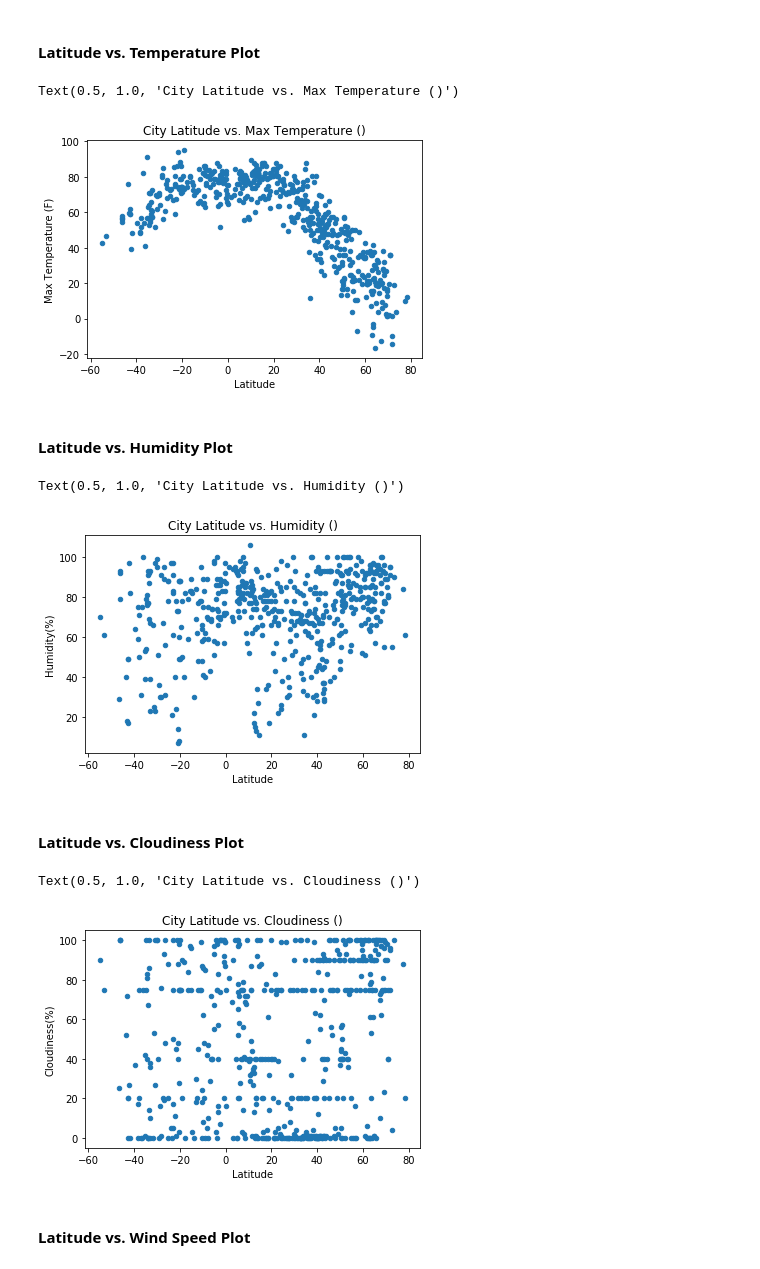
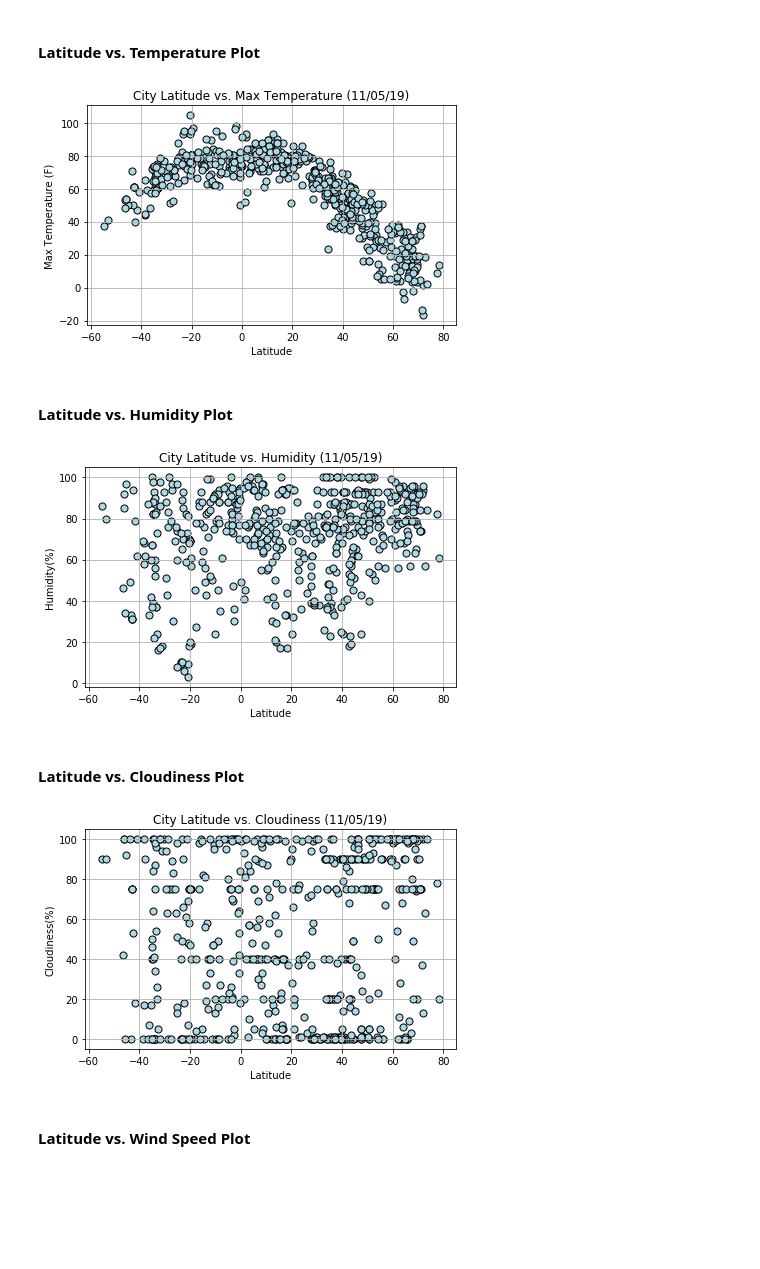
Before and after one commit to chuhaovince/Python-API-Challenge, a Jupyter notebook: WeatherPy/WeatherPy.ipynb, the cells around one changed output. Cells and saved outputs as stored; diff of their text form; code cells hidden in the pictures; blank space fills up the shorter version.

```diff
--- a/WeatherPy/WeatherPy.ipynb
+++ b/WeatherPy/WeatherPy.ipynb
@@ -135,35 +140,41 @@ cities_pd.head()
 #### Latitude vs. Temperature Plot
 # %%
 cities_pd["Max Temp"] = pd.to_numeric(cities_pd["Max Temp"],errors='coerce')
-cities_pd.plot("Lat","Max Temp",kind="scatter")
+cities_pd.plot("Lat","Max Temp",kind="scatter",color = "lightblue", edgecolor = "black",s = 50)
 plt.xlabel("Latitude")
 plt.ylabel("Max Temperature (F)")
-plt.title(f"City Latitude vs. Max Temperature ()")
+plt.title(f"City Latitude vs. Max Temperature ({date})")
+plt.grid()
+plt.tight_layout()
+plt.show()
 # %% [output]
-Text(0.5, 1.0, 'City Latitude vs. Max Temperature ()')
-[figure, old version]
+[figure, new version]
 # %% [markdown]
 #### Latitude vs. Humidity Plot
 # %%
 cities_pd["Humidity"] = pd.to_numeric(cities_pd["Humidity"],errors='coerce')
-cities_pd.plot("Lat","Humidity",kind="scatter")
+cities_pd.plot("Lat","Humidity",kind="scatter",color = "lightblue", edgecolor = "black",s = 50)
 plt.xlabel("Latitude")
 plt.ylabel("Humidity(%)")
-plt.title(f"City Latitude vs. Humidity ()")
+plt.title(f"City Latitude vs. Humidity ({date})")
+plt.grid()
+plt.tight_layout()
+plt.show()
 # %% [output]
-Text(0.5, 1.0, 'City Latitude vs. Humidity ()')
-[figure, old version]
+[figure, new version]
 # %% [markdown]
 #### Latitude vs. Cloudiness Plot
 # %%
 cities_pd["Cloudiness"] = pd.to_numeric(cities_pd["Cloudiness"],errors='coerce')
-cities_pd.plot("Lat","Cloudiness",kind="scatter")
+cities_pd.plot("Lat","Cloudiness",kind="scatter",color = "lightblue", edgecolor = "black",s = 50)
 plt.xlabel("Latitude")
 plt.ylabel("Cloudiness(%)")
-plt.title(f"City Latitude vs. Cloudiness ()")
+plt.title(f"City Latitude vs. Cloudiness ({date})")
+plt.grid()
+plt.tight_layout()
+plt.show()
 # %% [output]
-Text(0.5, 1.0, 'City Latitude vs. Cloudiness ()')
-[figure, old version]
+[figure, new version]
 # %% [markdown]
 #### Latitude vs. Wind Speed Plot
 # %%
```
Also changed, not shown: parts of 9 cells of this notebook, 2 other files.
